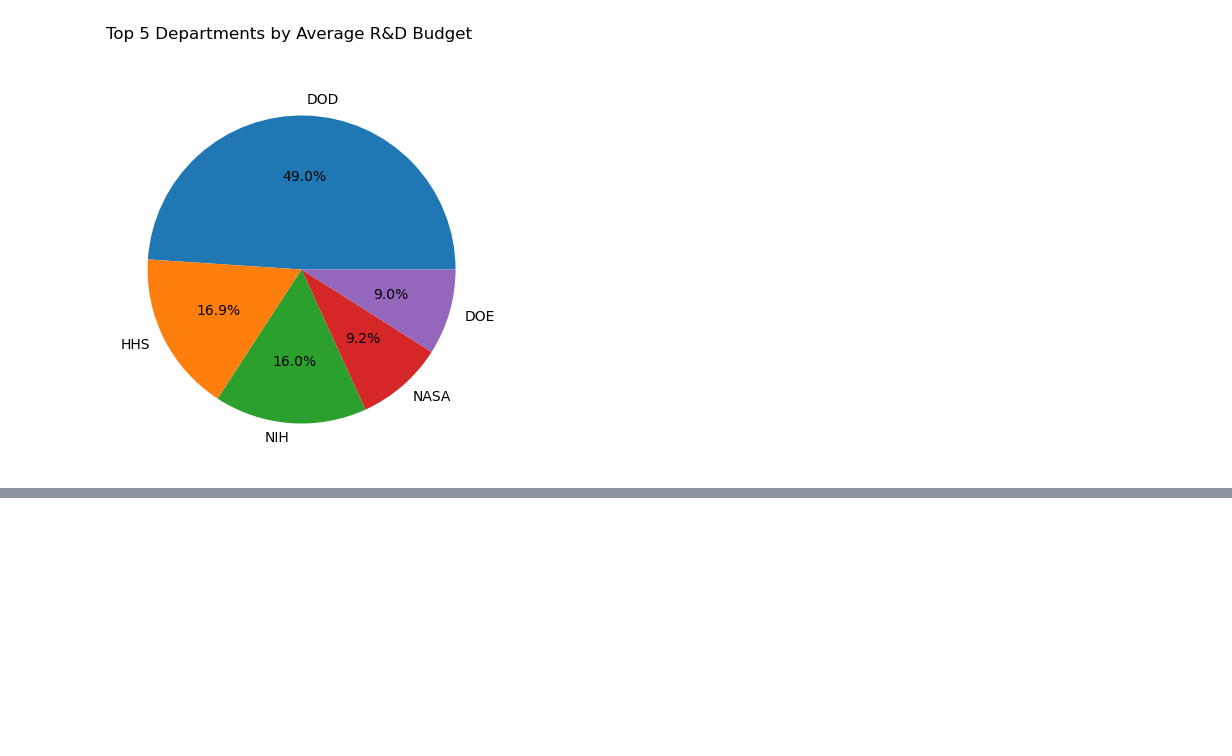
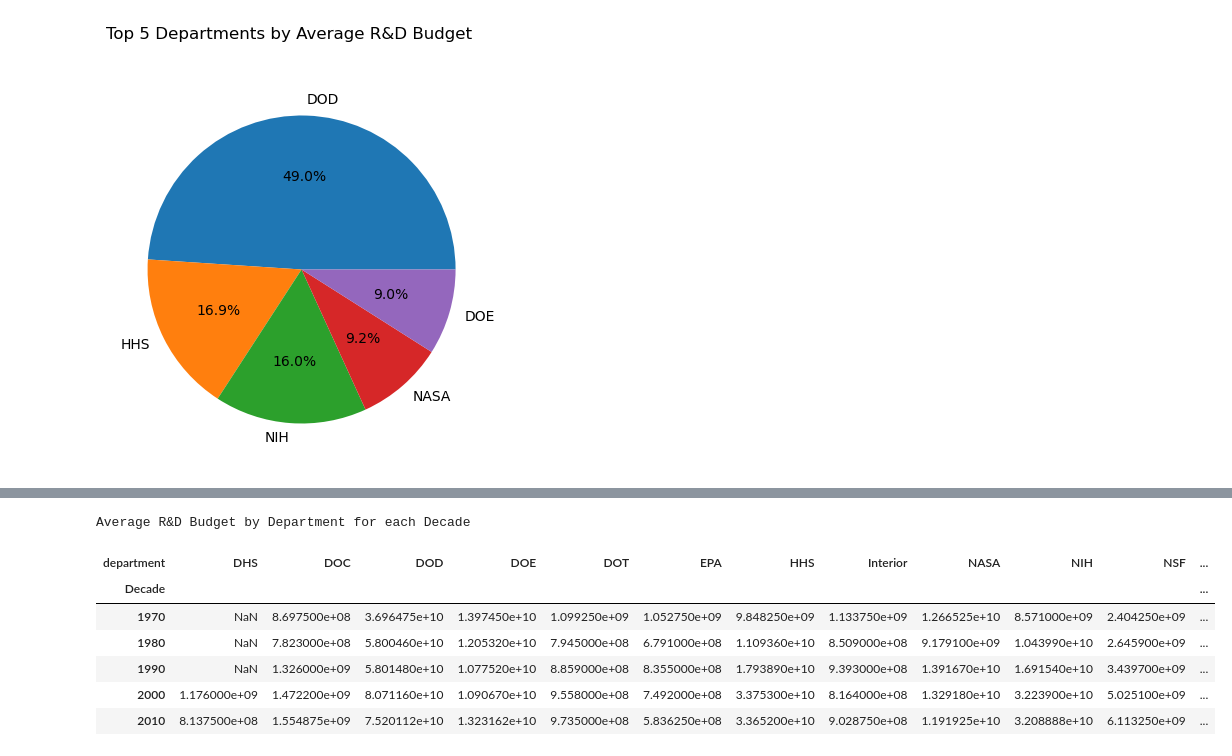
Before and after one commit to ArisC123/Cardoso-Data-Science-Portfolio, a Jupyter notebook: TidyData-Project/TidyData_Analysis.ipynb, the cells around one changed output, grey strips where cells are left out. Drawn from its saved outputs; the diff is of its cells as text; code cells hidden in the pictures; blank space fills up the shorter version.

```diff
--- a/TidyData-Project/TidyData_Analysis.ipynb
+++ b/TidyData-Project/TidyData_Analysis.ipynb
@@ -222,0 +210,18 @@ pivot_rd_year_dept
+# %%
+# Pivot the DataFrame to get the average R&D budget for each department by decade
+pivot_rd_year_dept = df_melted.pivot_table(
+    values='RD_Budget',
+    index='Decade',
+    columns='department',
+    aggfunc= 'mean')
+print('Average R&D Budget by Department for each Decade')
+pivot_rd_year_dept
+# %% [output]
+Average R&D Budget by Department for each Decade
+| department | DHS | DOC | DOD | DOE | DOT | EPA | HHS | Interior | NASA | NIH | NSF | ... |
+| Decade |  |  |  |  |  |  |  |  |  |  |  | ... |
+| 1970 | NaN | 8.697500e+08 | 3.696475e+10 | 1.397450e+10 | 1.099250e+09 | 1.052750e+09 | 9.848250e+09 | 1.133750e+09 | 1.266525e+10 | 8.571000e+09 | 2.404250e+09 | ... |
+| 1980 | NaN | 7.823000e+08 | 5.800460e+10 | 1.205320e+10 | 7.945000e+08 | 6.791000e+08 | 1.109360e+10 | 8.509000e+08 | 9.179100e+09 | 1.043990e+10 | 2.645900e+09 | ... |
+| 1990 | NaN | 1.326000e+09 | 5.801480e+10 | 1.077520e+10 | 8.859000e+08 | 8.355000e+08 | 1.793890e+10 | 9.393000e+08 | 1.391670e+10 | 1.691540e+10 | 3.439700e+09 | ... |
+| 2000 | 1.176000e+09 | 1.472200e+09 | 8.071160e+10 | 1.090670e+10 | 9.558000e+08 | 7.492000e+08 | 3.375300e+10 | 8.164000e+08 | 1.329180e+10 | 3.223900e+10 | 5.025100e+09 | ... |
+| 2010 | 8.137500e+08 | 1.554875e+09 | 7.520112e+10 | 1.323162e+10 | 9.735000e+08 | 5.836250e+08 | 3.365200e+10 | 9.028750e+08 | 1.191925e+10 | 3.208888e+10 | 6.113250e+09 | ... |
```
Also changed, not shown: parts of 7 cells of this notebook.
